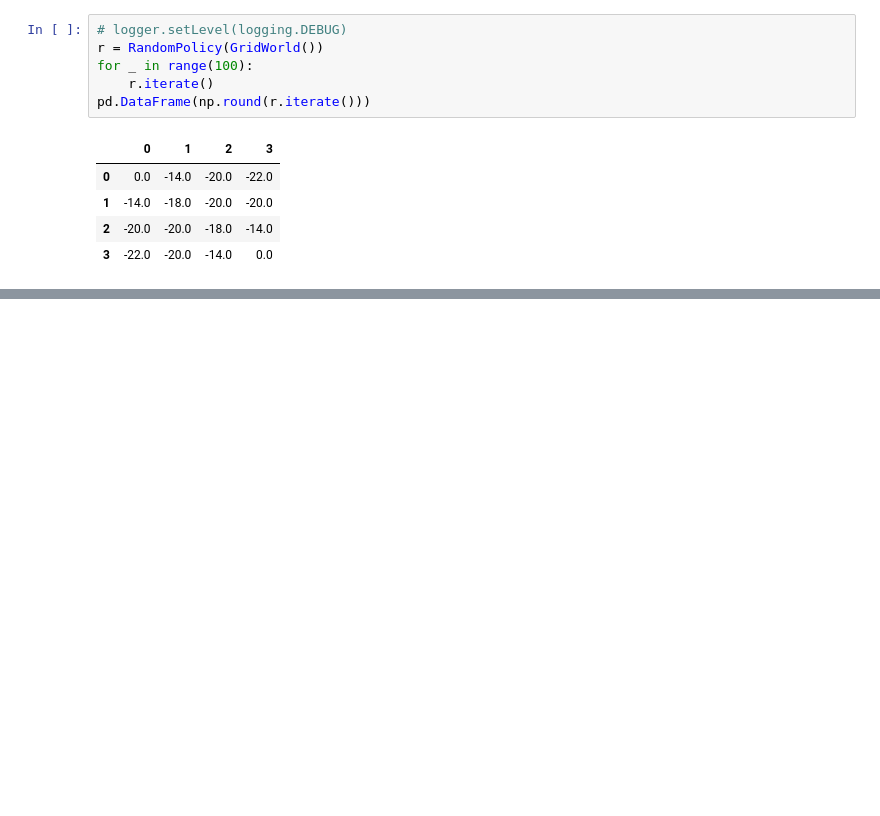
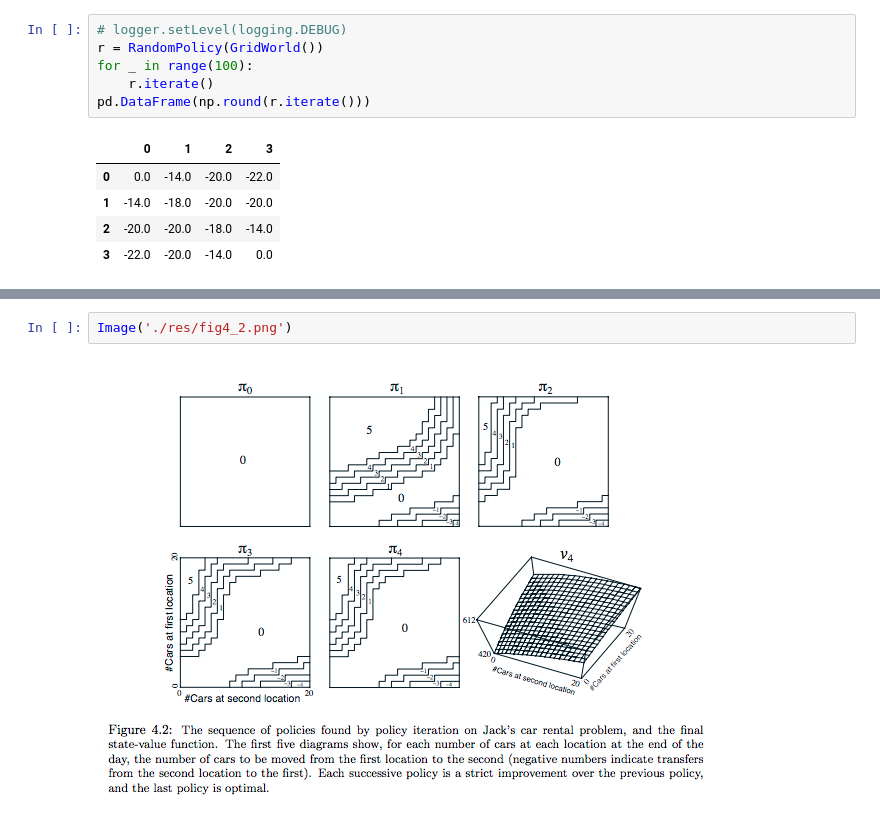
Before and after one commit to facaiy/book_notes, a Jupyter notebook: Reinforcement_Learing_An_Introduction/Dynamic_Programming/note.ipynb, the cells around one changed output, grey strips where cells are left out. Drawn from its saved outputs; the diff is of its cells as text; blank space fills up the shorter version.

```diff
--- a/Reinforcement_Learing_An_Introduction/Dynamic_Programming/note.ipynb
+++ b/Reinforcement_Learing_An_Introduction/Dynamic_Programming/note.ipynb
@@ -121,0 +150,4 @@ pd.DataFrame(np.round(r.iterate()))
+# %%
+Image('./res/fig4_2.png')
+# %% [output]
+[figure, added]
```
Also changed, not shown: parts of 10 cells of this notebook, 5 other files.
